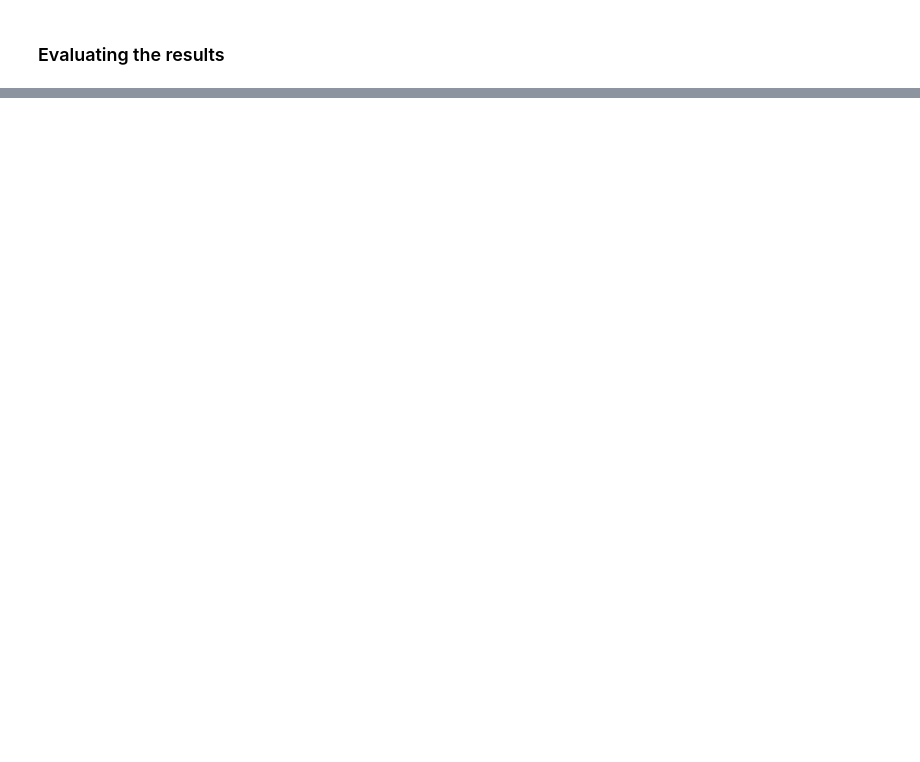
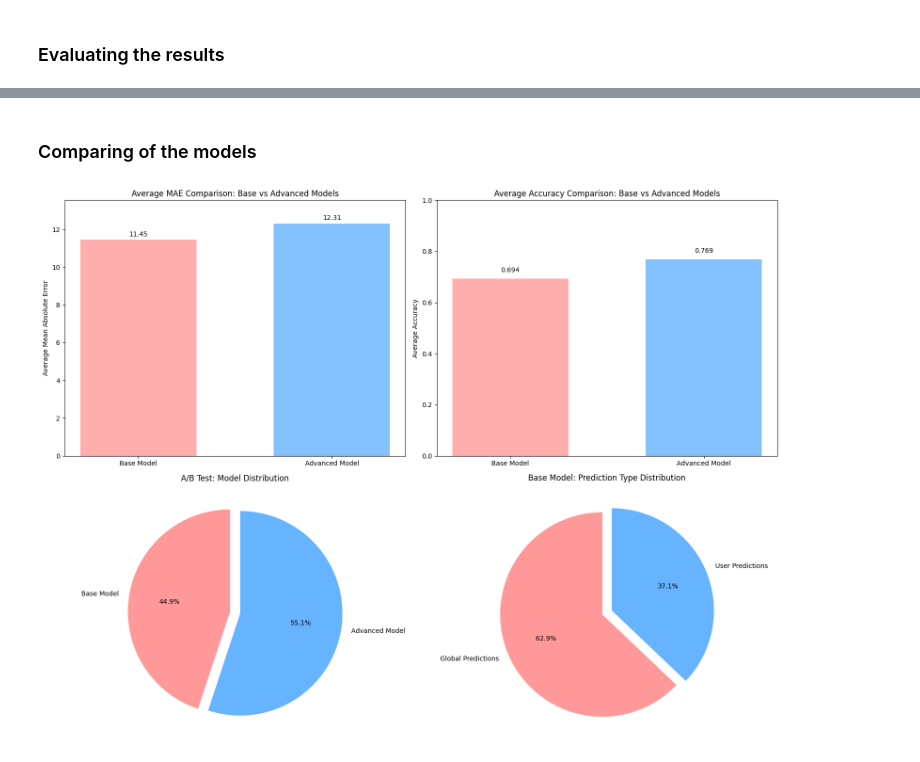
Before and after one commit to msadlej/Nocarz, a Jupyter notebook: notebooks/AB_test.ipynb, the cells around one changed output, grey strips where cells are left out. Drawn from its saved outputs; the diff is of its cells as text; code cells hidden in the pictures; blank space fills up the shorter version.

Commit message:
add: AB test results

```diff
--- a/notebooks/AB_test.ipynb
+++ b/notebooks/AB_test.ipynb
@@ -41,0 +170,79 @@ logs.shape
+# %% [markdown]
+### Comparing of the models
+# %%
+fig, ((ax1, ax2), (ax3, ax4)) = plt.subplots(2, 2, figsize=(16, 12))
+BLUE = '#66b3ff'
+RED = '#ff9999'
+
+# 1. MAE comparison for base and advanced models
+base_mae = np.mean([base_metrics[col]['mean_absolute_error'] for col in NUMERICAL_TARGETS])
+advanced_mae = np.mean([advanced_metrics[col]['mean_absolute_error'] for col in NUMERICAL_TARGETS])
+
+models = ['Base Model', 'Advanced Model']
+mae_values = [base_mae, advanced_mae]
+
+bars1 = ax1.bar(models, mae_values, color=[RED, BLUE], alpha=0.8, width=0.6)
+ax1.set_ylabel('Average Mean Absolute Error')
+ax1.set_title('Average MAE Comparison: Base vs Advanced Models')
+ax1.set_ylim(0, max(mae_values) * 1.1 if mae_values else 1)
+
+for i, (bar, val) in enumerate(zip(bars1, mae_values)):
+    if val > 0:
+        ax1.text(bar.get_x() + bar.get_width()/2., val + val*0.01, f'{val:.2f}', ha='center', va='bottom')
+
+# 2. Accuracy comparison for base and advanced models
+base_accuracy = np.mean([base_metrics[col]['accuracy'] for col in CATEGORICAL_TARGETS])
+advanced_accuracy = np.mean([advanced_metrics[col]['accuracy'] for col in CATEGORICAL_TARGETS])
+accuracy_values = [base_accuracy, advanced_accuracy]
+
+bars2 = ax2.bar(models, accuracy_values, color=[RED, BLUE], alpha=0.8, width=0.6)
+ax2.set_ylabel('Average Accuracy')
+ax2.set_title('Average Accuracy Comparison: Base vs Advanced Models')
+ax2.set_ylim(0, 1)
+
+for i, (bar, val) in enumerate(zip(bars2, accuracy_values)):
+    if val > 0:
+        ax2.text(bar.get_x() + bar.get_width()/2., val + 0.02, f'{val:.3f}', ha='center', va='bottom')
+
+# 3. Pie chart of base vs advanced model predictions
+base_count = (logs['model'] == 'base').sum()
+advanced_count = (logs['model'] == 'advanced').sum()
+
+sizes1 = [base_count, advanced_count]
+labels1 = ['Base Model', 'Advanced Model']
+colors1 = [RED, BLUE]
+
+ax3.pie(sizes1, labels=labels1, colors=colors1, autopct='%1.1f%%', startangle=90, explode=(0.05, 0.05))
+ax3.set_title('A/B Test: Model Distribution')
+
+# 4. Pie chart of global vs user predictions for base model
+base_logs = logs[logs['model'] == 'base']
+base_global_count = (base_logs['type'] == 'global').sum()
+base_user_count = (base_logs['type'] == 'user').sum()
+
+sizes2 = [base_global_count, base_user_count]
+labels2 = ['Global Predictions', 'User Predictions']
+colors2 = [RED, BLUE]
+
+ax4.pie(sizes2, labels=labels2, colors=colors2, autopct='%1.1f%%', startangle=90, explode=(0.05, 0.05))
+ax4.set_title('Base Model: Prediction Type Distribution')
+
+plt.tight_layout()
+plt.show()
+
+# Print summary statistics
+print("\n" + "="*60)
+print("A/B TEST RESULTS SUMMARY")
+print("="*60)
+print(f"Total predictions: {len(logs)}")
+print(f"Base model predictions: {base_count} ({base_count/len(logs):.1%})")
+print(f"Advanced model predictions: {advanced_count} ({advanced_count/len(logs):.1%})")
+
+print(f"\nBase model prediction types:")
+if base_count > 0:
+    print(f"  Global predictions: {base_global_count} ({base_global_count/base_count:.1%} of base)")
+    print(f"  User predictions: {base_user_count} ({base_user_count/base_count:.1%} of base)")
+else:
+    print("  No base predictions")
+# %% [output]
+[figure, added]
```
Also changed, not shown: parts of 10 cells of this notebook, 2 other files.
